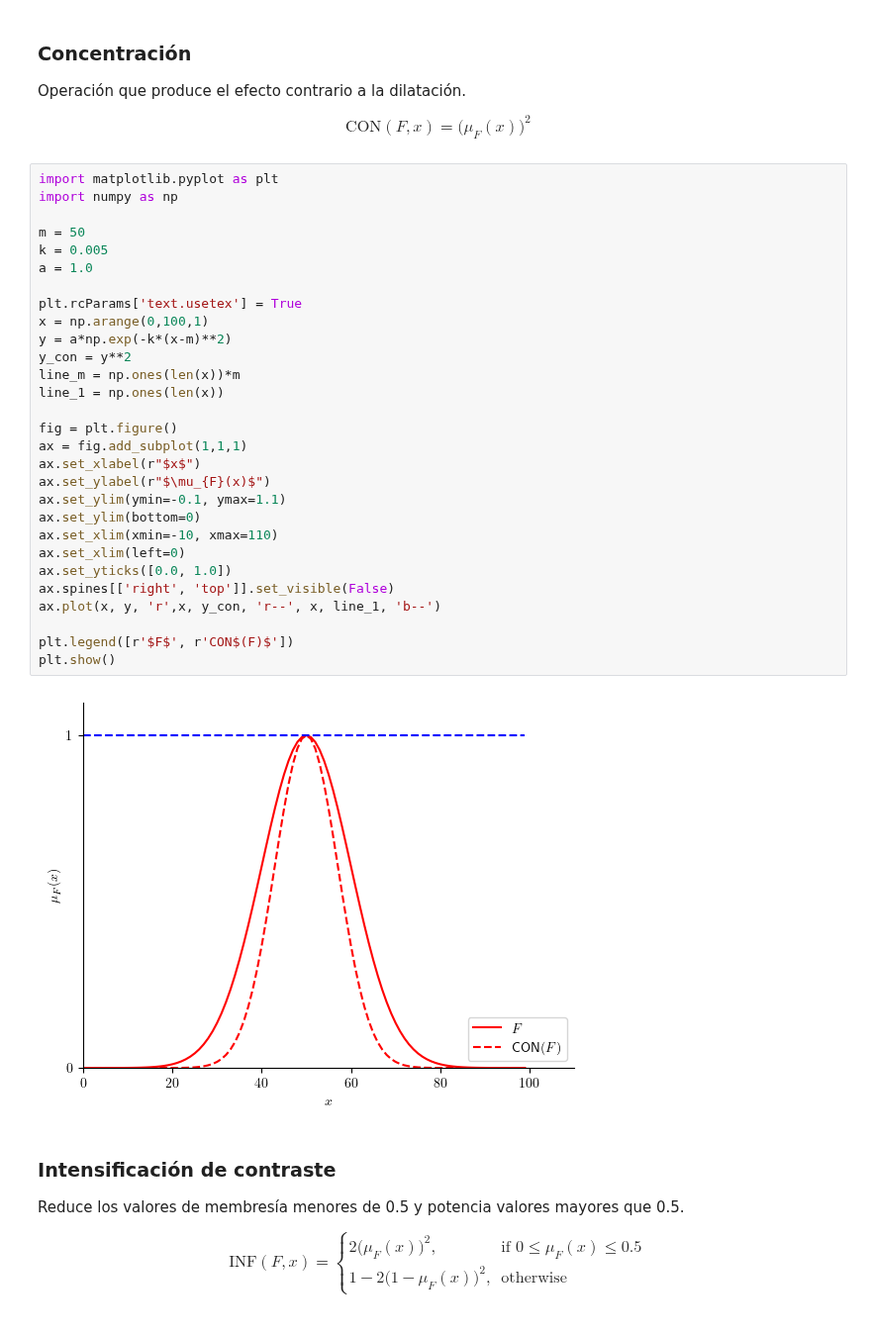
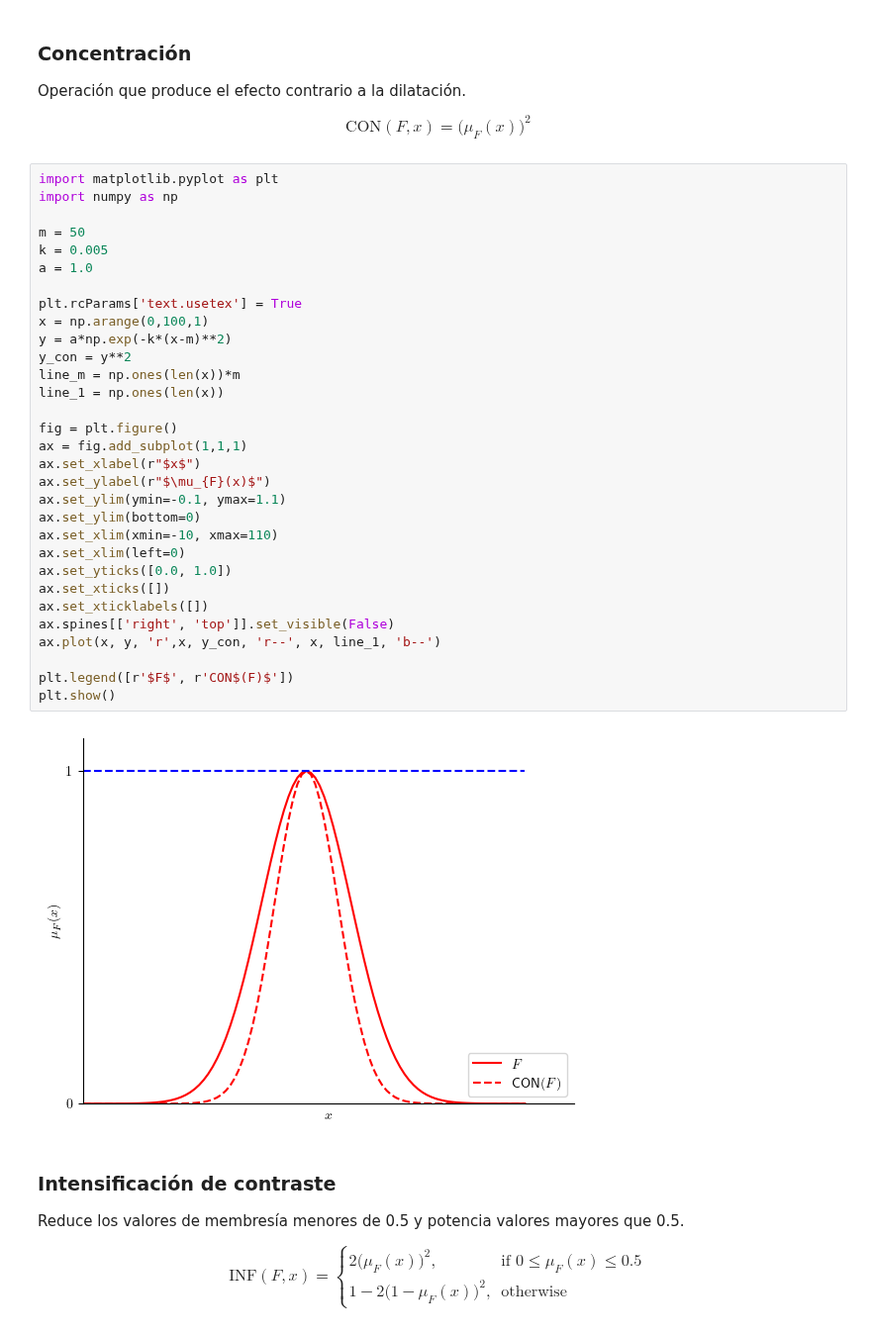
Before and after one commit to TEL-USM/IPD434, a Jupyter notebook: Clases/02_SistemasDifusos/02_SistemasDifusos.ipynb, the cells around one changed output. Shown at 99% size. Drawn from its saved outputs; the diff is of its cells as text.

```diff
--- a/Clases/02_SistemasDifusos/02_SistemasDifusos.ipynb
+++ b/Clases/02_SistemasDifusos/02_SistemasDifusos.ipynb
@@ -441,34 +443,36 @@ $$ \text{CON}(F,x)=\bigl(\mu_{F}(x)\bigr)^2 $$
 # %%
 import matplotlib.pyplot as plt
 import numpy as np
 
 m = 50
 k = 0.005
 a = 1.0
 
 plt.rcParams['text.usetex'] = True
 x = np.arange(0,100,1)
 y = a*np.exp(-k*(x-m)**2)
 y_con = y**2
 line_m = np.ones(len(x))*m
 line_1 = np.ones(len(x))
 
 fig = plt.figure()
 ax = fig.add_subplot(1,1,1)
 ax.set_xlabel(r"$x$")
 ax.set_ylabel(r"$\mu_{F}(x)$")
 ax.set_ylim(ymin=-0.1, ymax=1.1)
 ax.set_ylim(bottom=0)
 ax.set_xlim(xmin=-10, xmax=110)
 ax.set_xlim(left=0)
 ax.set_yticks([0.0, 1.0])
+ax.set_xticks([])
+ax.set_xticklabels([])
 ax.spines[['right', 'top']].set_visible(False)
 ax.plot(x, y, 'r',x, y_con, 'r--', x, line_1, 'b--')
 
 plt.legend([r'$F$', r'CON$(F)$'])
 plt.show()
 # %% [output]
-[figure, old version]
+[figure, new version]
 # %% [markdown]
 ### Intensificación de contraste
 
```
Also changed, not shown: parts of 16 cells of this notebook.
